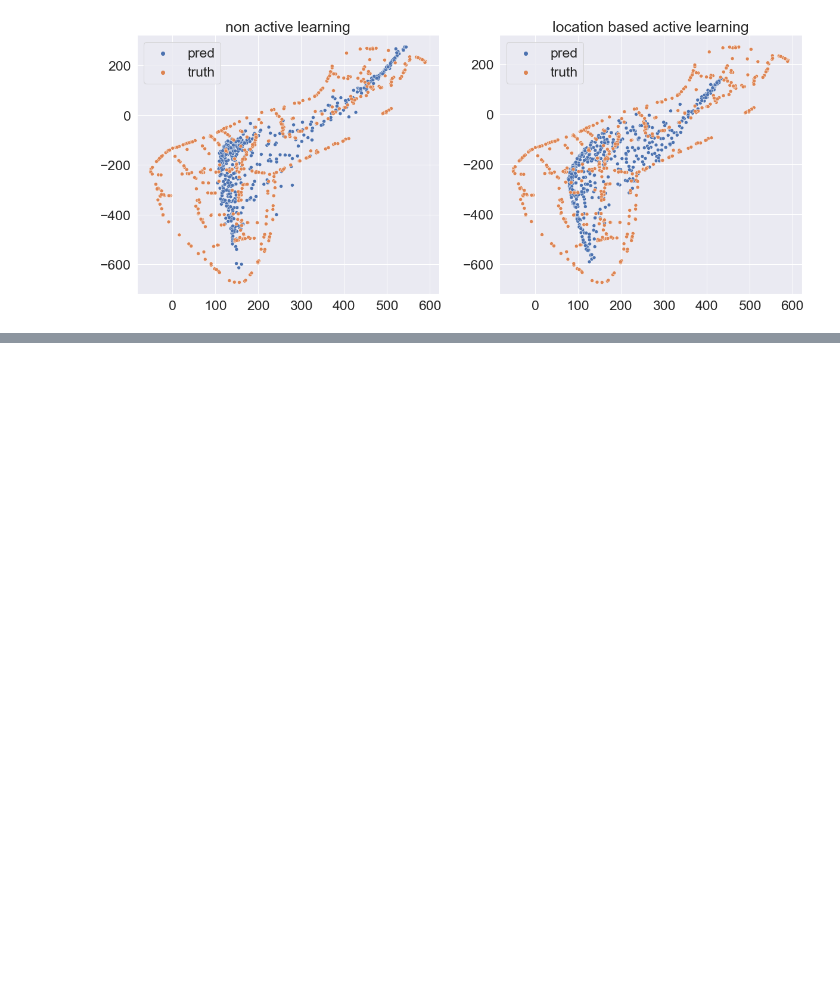
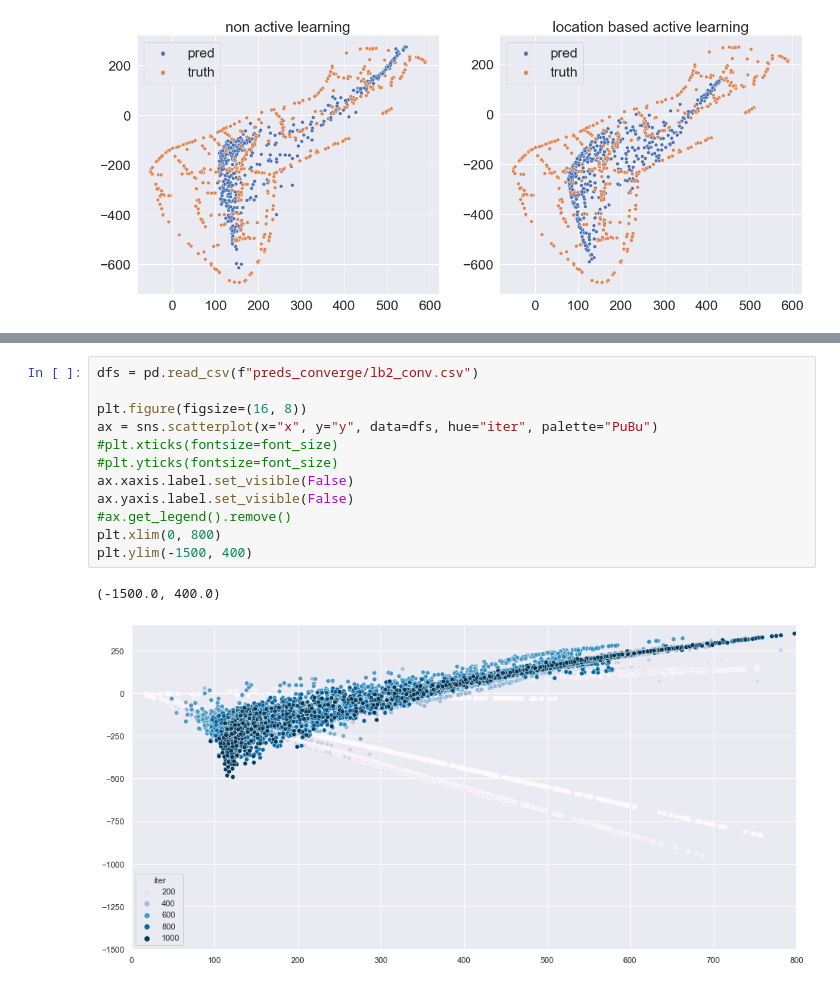
Before and after one commit to telenovelachuan/data_science, a Jupyter notebook: master_project/new_qs.ipynb, the cells around one changed output, grey strips where cells are left out. Saved outputs shown, nothing was run; the diff lists cells and outputs as text; blank space fills up the shorter version.

```diff
--- a/master_project/new_qs.ipynb
+++ b/master_project/new_qs.ipynb
@@ -588,0 +604,15 @@ plt.xlim(-100, 700)
+# %%
+dfs = pd.read_csv(f"preds_converge/lb2_conv.csv")
+
+plt.figure(figsize=(16, 8))
+ax = sns.scatterplot(x="x", y="y", data=dfs, hue="iter", palette="PuBu")
+#plt.xticks(fontsize=font_size)
+#plt.yticks(fontsize=font_size)
+ax.xaxis.label.set_visible(False)
+ax.yaxis.label.set_visible(False)
+#ax.get_legend().remove()
+plt.xlim(0, 800)
+plt.ylim(-1500, 400)
+# %% [output]
+(-1500.0, 400.0)
+[figure, added]
```
Also changed, not shown: parts of 4 cells of this notebook, 14 other files.
